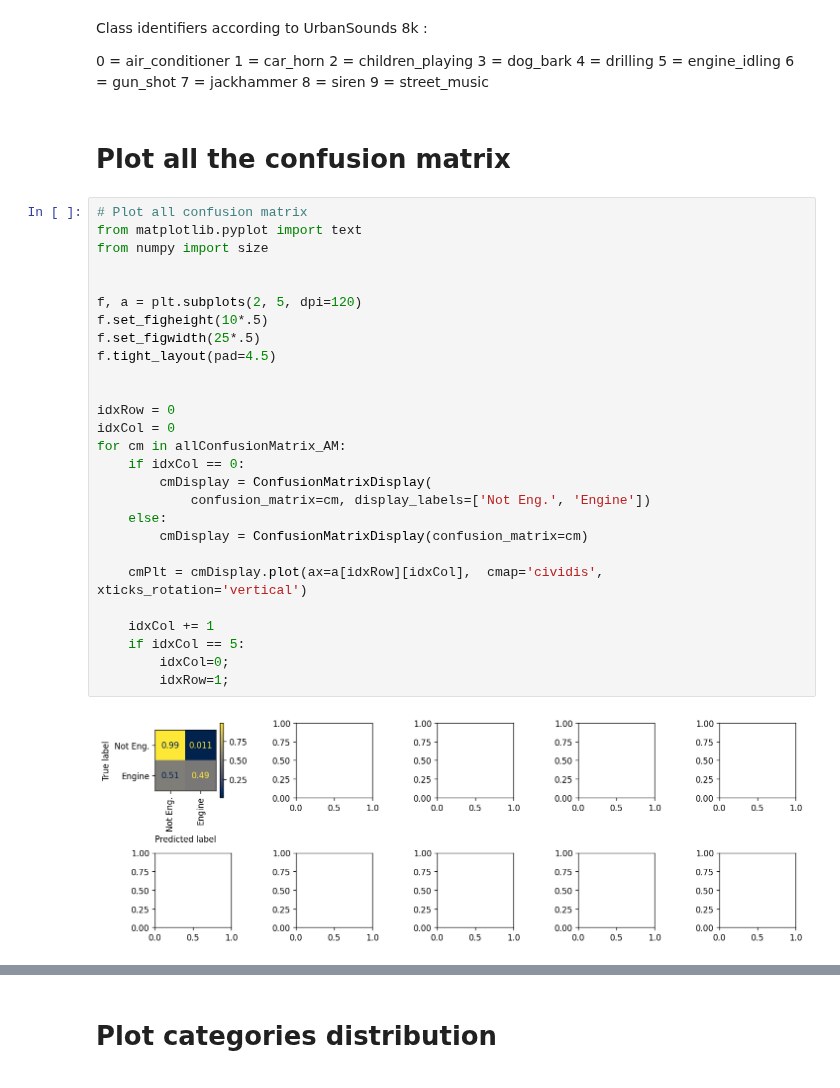
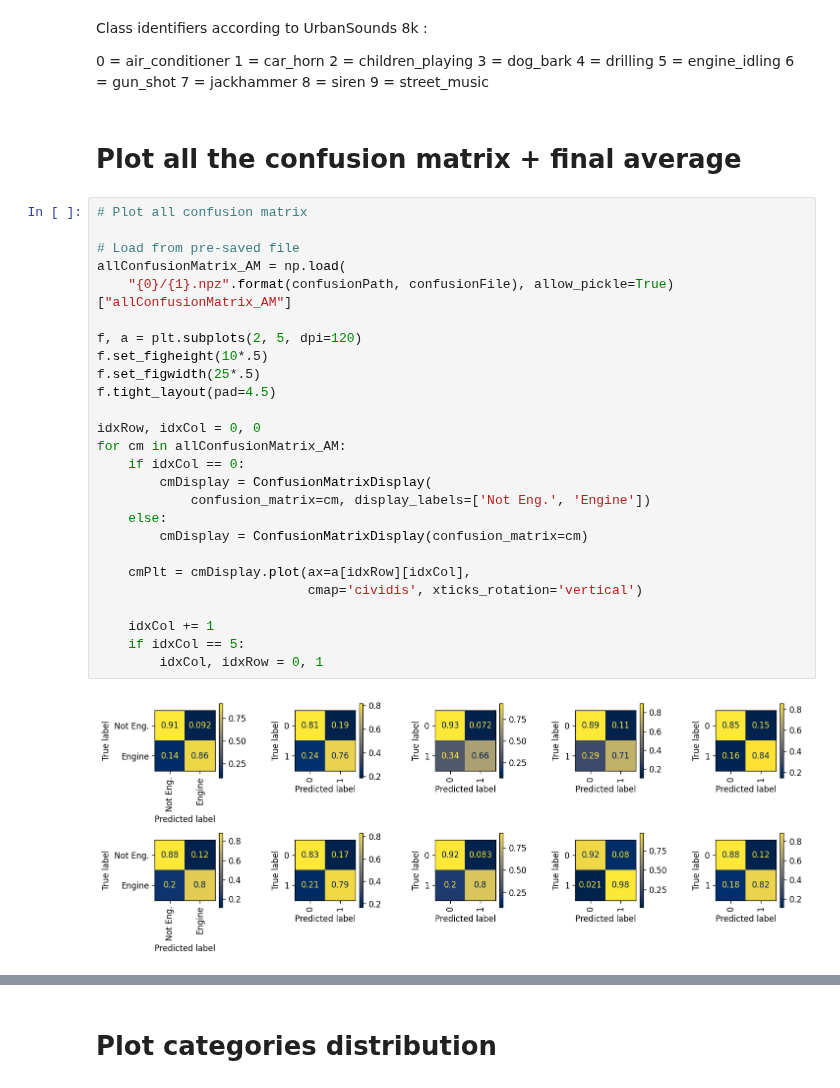
Before and after one commit to matsozza/Python_ML_CombustionEnginesRecog_MBA, a Jupyter notebook: Convolutional Neural Network.ipynb, the cells around one changed output, grey strips where cells are left out. Drawn from its saved outputs; the diff is of its cells as text.

Commit message:
confusion matrix loaded from pre-saved +  minor fixes

```diff
--- a/Convolutional Neural Network.ipynb
+++ b/Convolutional Neural Network.ipynb
@@ -354,33 +361,32 @@ Class identifiers according to UrbanSounds 8k :
 8 = siren
 9 = street_music
 # %% [markdown]
-# Plot all the confusion matrix
+# Plot all the confusion matrix + final average
 # %%
 # Plot all confusion matrix
-from matplotlib.pyplot import text
-from numpy import size
 
+# Load from pre-saved file
+allConfusionMatrix_AM = np.load(
+    "{0}/{1}.npz".format(confusionPath, confusionFile), allow_pickle=True)["allConfusionMatrix_AM"]
 
 f, a = plt.subplots(2, 5, dpi=120)
 f.set_figheight(10*.5)
 f.set_figwidth(25*.5)
 f.tight_layout(pad=4.5)
 
-
-idxRow = 0
-idxCol = 0
+idxRow, idxCol = 0, 0
 for cm in allConfusionMatrix_AM:
     if idxCol == 0:
         cmDisplay = ConfusionMatrixDisplay(
             confusion_matrix=cm, display_labels=['Not Eng.', 'Engine'])
     else:
         cmDisplay = ConfusionMatrixDisplay(confusion_matrix=cm)
 
-    cmPlt = cmDisplay.plot(ax=a[idxRow][idxCol],  cmap='cividis', xticks_rotation='vertical')
+    cmPlt = cmDisplay.plot(ax=a[idxRow][idxCol],
+                           cmap='cividis', xticks_rotation='vertical')
 
     idxCol += 1
     if idxCol == 5:
-        idxCol=0;
-        idxRow=1;
+        idxCol, idxRow = 0, 1
 # %% [output]
-[figure, old version]
+[figure, new version]
```
Also changed, not shown: parts of 10 cells of this notebook.
